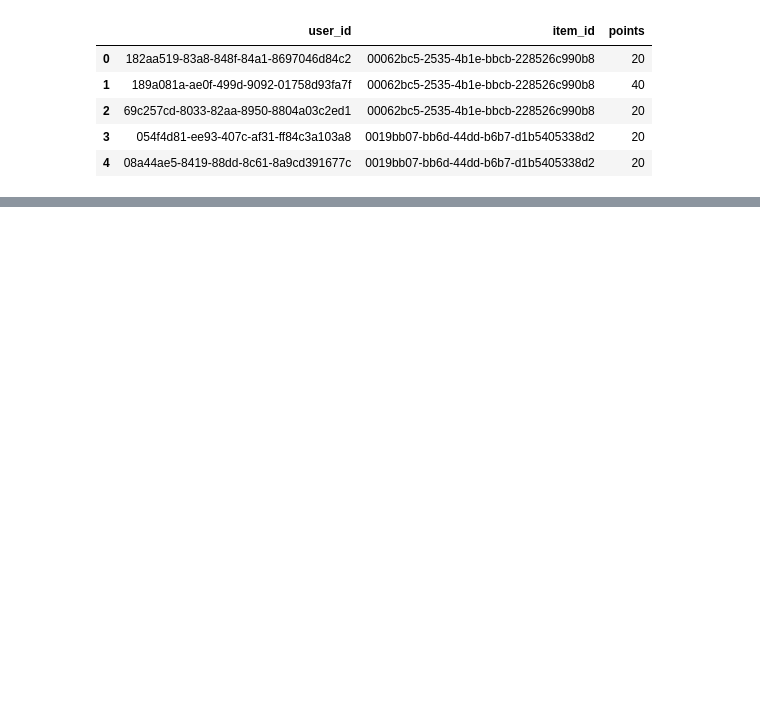
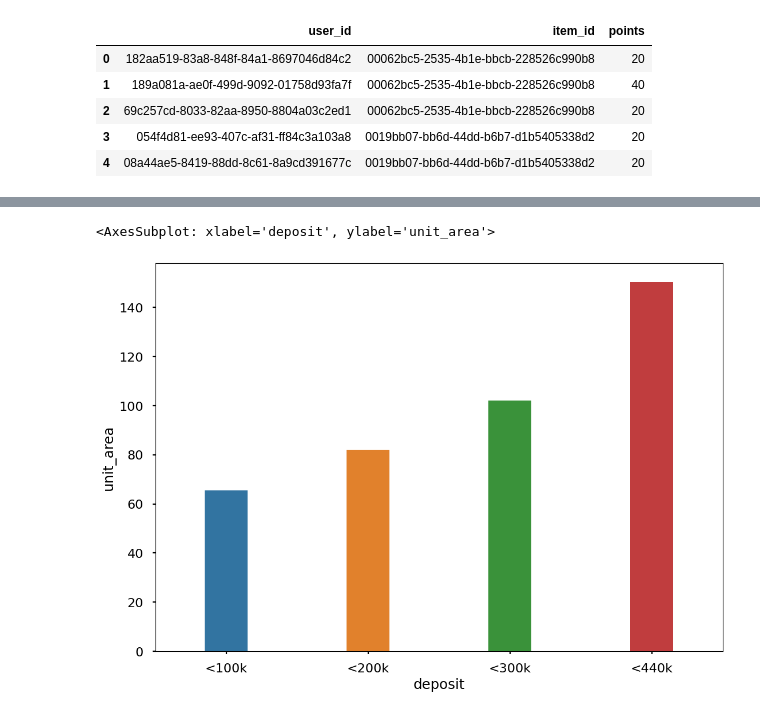
Before and after one commit to hunghuy201280/real-estate-recommendation, a Jupyter notebook: models/code.ipynb, the cells around one changed output, grey strips where cells are left out. Drawn from its saved outputs; the diff is of its cells as text; code cells hidden in the pictures; blank space fills up the shorter version.

```diff
--- a/models/code.ipynb
+++ b/models/code.ipynb
@@ -309,0 +326,10 @@ display(pointDf.head(5))
+# %%
+"""deposit - unit_area relationship	"""
+
+bins=[0,100000000,200000000,300000000,440000000]
+x=pd.cut(x=home_orig.deposit,bins=bins,labels=["<100k","<200k","<300k","<440k"])
+deposit_room=home_orig.groupby(x)["unit_area"].mean().reset_index()
+sns.barplot(x=deposit_room.deposit,y=deposit_room.unit_area,width=0.3)
+# %% [output]
+<AxesSubplot: xlabel='deposit', ylabel='unit_area'>
+[figure, added]
```
Also changed, not shown: parts of 32 cells of this notebook, 7 other files.
